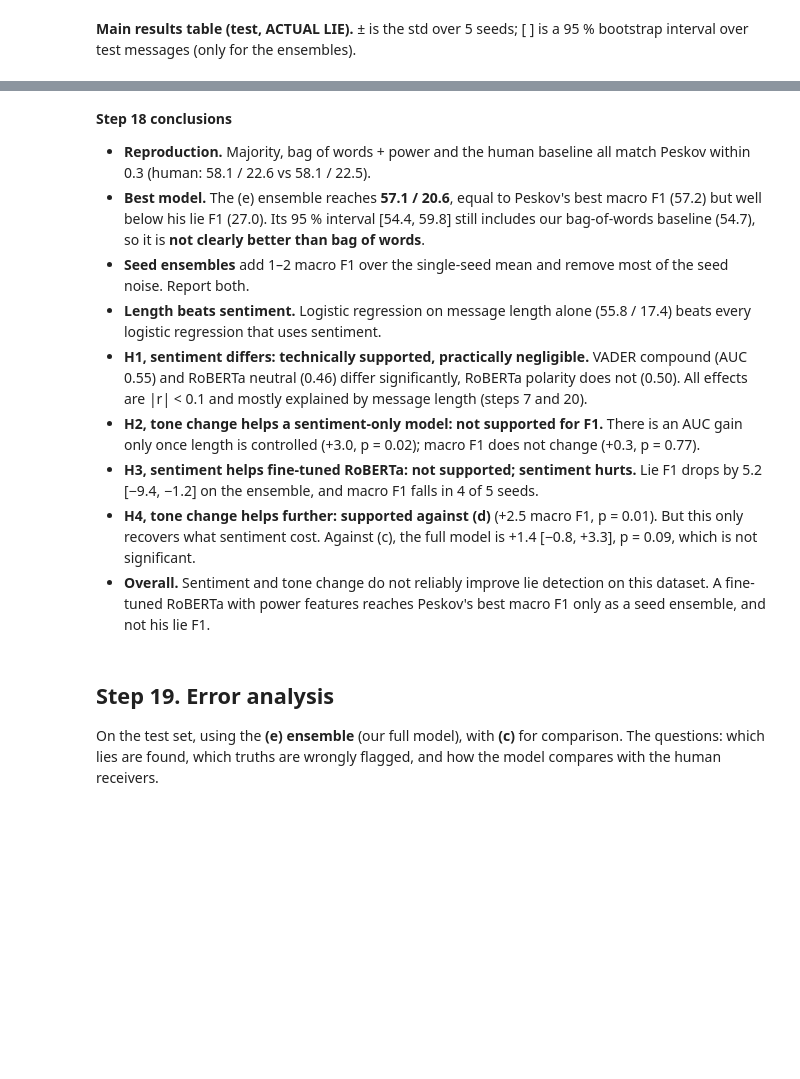
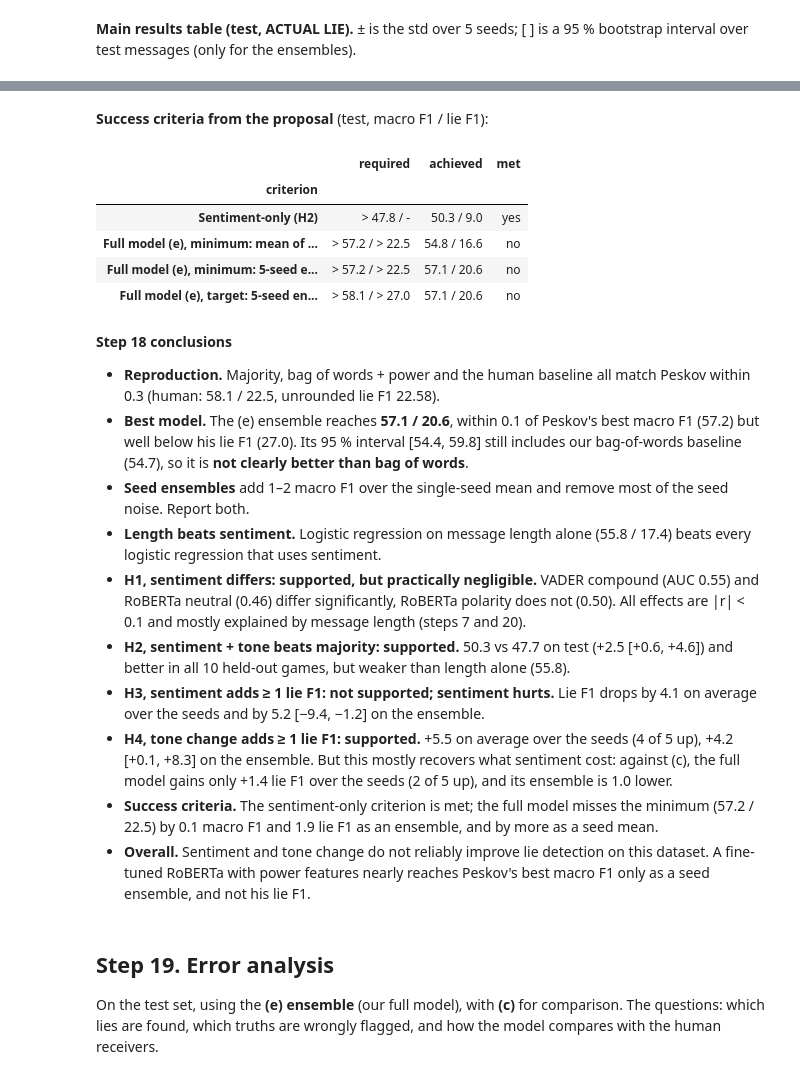
Before and after one commit to pelnd/cs415-deception-detection, a Jupyter notebook: src/test.ipynb, the cells around one changed output, grey strips where cells are left out. Cells and saved outputs as stored; diff of their text form; code cells hidden in the pictures; blank space fills up the shorter version.

```diff
--- a/src/test.ipynb
+++ b/src/test.ipynb
@@ -835,15 +860,37 @@ pd.DataFrame(h).set_index("hypothesis")
+# %% [markdown]
+**Success criteria from the proposal** (test, macro F1 / lie F1):
+# %%
+ge = ft[ft.model == "e"]
+e_seeds = {"macro_f1": ge["test macro_f1"].mean(), "lie_f1": ge["test lie_f1"].mean()}
+st = {"macro_f1": lr_table.loc["S+T", "test macro_f1"], "lie_f1": lr_table.loc["S+T", "test lie_f1"]}
+crit = [("Sentiment-only (H2)", st, 47.8, None),
+        ("Full model (e), minimum: mean of 5 seeds", e_seeds, 57.2, 22.5),
+        ("Full model (e), minimum: 5-seed ensemble", ens_score["e"], 57.2, 22.5),
+        ("Full model (e), target: 5-seed ensemble", ens_score["e"], 58.1, 27.0)]
+pd.DataFrame([{"criterion": c, "required": f"> {mac} / " + (f"> {lie}" if lie else "-"),
+               "achieved": f"{s['macro_f1']:.1f} / {s['lie_f1']:.1f}",
+               "met": "yes" if s["macro_f1"] > mac and (lie is None or s["lie_f1"] > lie) else "no"}
+              for c, s, mac, lie in crit]).set_index("criterion")
+# %% [output]
+|  | required | achieved | met |
+| criterion |  |  |  |
+| Sentiment-only (H2) | > 47.8 / - | 50.3 / 9.0 | yes |
+| Full model (e), minimum: mean of ... | > 57.2 / > 22.5 | 54.8 / 16.6 | no |
+| Full model (e), minimum: 5-seed e... | > 57.2 / > 22.5 | 57.1 / 20.6 | no |
+| Full model (e), target: 5-seed en... | > 58.1 / > 27.0 | 57.1 / 20.6 | no |
 # %% [markdown]
 **Step 18 conclusions**
 
-- **Reproduction.** Majority, bag of words + power and the human baseline all match Peskov within 0.3 (human: 58.1 / 22.6 vs 58.1 / 22.5).
-- **Best model.** The (e) ensemble reaches **57.1 / 20.6**, equal to Peskov's best macro F1 (57.2) but well below his lie F1 (27.0). Its 95 % interval [54.4, 59.8] still includes our bag-of-words baseline (54.7), so it is **not clearly better than bag of words**.
+- **Reproduction.** Majority, bag of words + power and the human baseline all match Peskov within 0.3 (human: 58.1 / 22.5, unrounded lie F1 22.58).
+- **Best model.** The (e) ensemble reaches **57.1 / 20.6**, within 0.1 of Peskov's best macro F1 (57.2) but well below his lie F1 (27.0). Its 95 % interval [54.4, 59.8] still includes our bag-of-words baseline (54.7), so it is **not clearly better than bag of words**.
 - **Seed ensembles** add 1–2 macro F1 over the single-seed mean and remove most of the seed noise. Report both.
 - **Length beats sentiment.** Logistic regression on message length alone (55.8 / 17.4) beats every logistic regression that uses sentiment.
-- **H1, sentiment differs: technically supported, practically negligible.** VADER compound (AUC 0.55) and RoBERTa neutral (0.46) differ significantly, RoBERTa polarity does not (0.50). All effects are |r| < 0.1 and mostly explained by message length (steps 7 and 20).
-- **H2, tone change helps a sentiment-only model: not supported for F1.** There is an AUC gain only once length is controlled (+3.0, p = 0.02); macro F1 does not change (+0.3, p = 0.77).
-- **H3, sentiment helps fine-tuned RoBERTa: not supported; sentiment hurts.** Lie F1 drops by 5.2 [−9.4, −1.2] on the ensemble, and macro F1 falls in 4 of 5 seeds.
-- **H4, tone change helps further: supported against (d)** (+2.5 macro F1, p = 0.01). But this only recovers what sentiment cost. Against (c), the full model is +1.4 [−0.8, +3.3], p = 0.09, which is not significant.
-- **Overall.** Sentiment and tone change do not reliably improve lie detection on this dataset. A fine-tuned RoBERTa with power features reaches Peskov's best macro F1 only as a seed ensemble, and not his lie F1.
+- **H1, sentiment differs: supported, but practically negligible.** VADER compound (AUC 0.55) and RoBERTa neutral (0.46) differ significantly, RoBERTa polarity does not (0.50). All effects are |r| < 0.1 and mostly explained by message length (steps 7 and 20).
+- **H2, sentiment + tone beats majority: supported.** 50.3 vs 47.7 on test (+2.5 [+0.6, +4.6]) and better in all 10 held-out games, but weaker than length alone (55.8).
+- **H3, sentiment adds ≥ 1 lie F1: not supported; sentiment hurts.** Lie F1 drops by 4.1 on average over the seeds and by 5.2 [−9.4, −1.2] on the ensemble.
+- **H4, tone change adds ≥ 1 lie F1: supported.** +5.5 on average over the seeds (4 of 5 up), +4.2 [+0.1, +8.3] on the ensemble. But this mostly recovers what sentiment cost: against (c), the full model gains only +1.4 lie F1 over the seeds (2 of 5 up), and its ensemble is 1.0 lower.
+- **Success criteria.** The sentiment-only criterion is met; the full model misses the minimum (57.2 / 22.5) by 0.1 macro F1 and 1.9 lie F1 as an ensemble, and by more as a seed mean.
+- **Overall.** Sentiment and tone change do not reliably improve lie detection on this dataset. A fine-tuned RoBERTa with power features nearly reaches Peskov's best macro F1 only as a seed ensemble, and not his lie F1.
 # %% [markdown]
 ## Step 19. Error analysis
 
```
Also changed, not shown: parts of 14 cells of this notebook, 7 other files.
